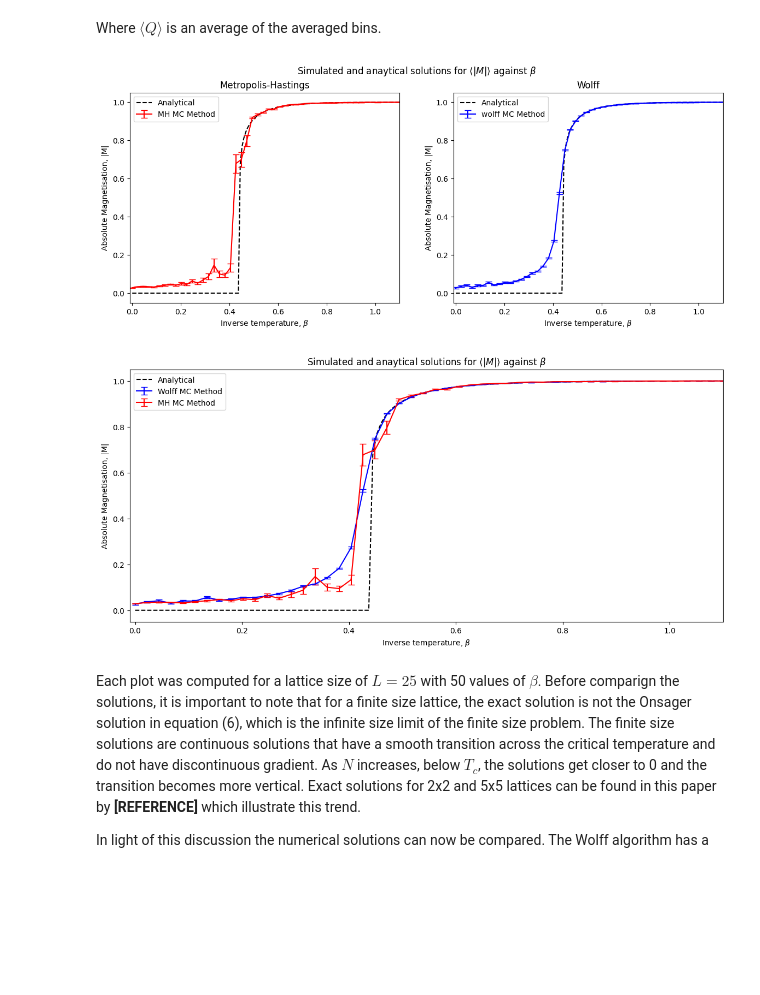
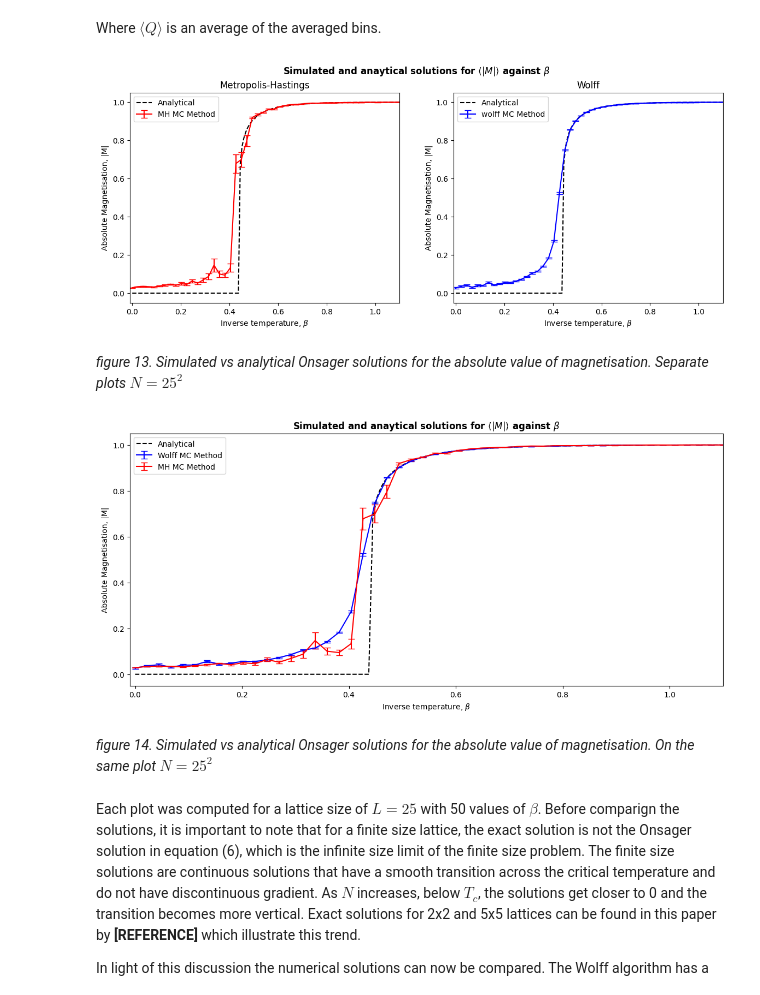
Before and after one commit to tdeng455/Part-II-Computational-Physics-Project, a Jupyter notebook: workbook.ipynb, the cells around one changed output. Drawn from its saved outputs; the diff is of its cells as text; code cells hidden in the pictures; blank space fills up the shorter version.

```diff
--- a/workbook.ipynb
+++ b/workbook.ipynb
@@ -481,32 +481,34 @@ Where $\langle Q \rangle$ is an average of the averaged bins.
 # %%
 """Plotting the numerical and analytical solutions for the absolute magnetisation of the lattice
 source: MH_onsager.py and wolff_onsager.py
 """
 
 MH_data = np.load('MH_onsager_data.npy')
 wolff_data = np.load('wolff_onsager_data.npy')
 
 analytical_data = np.load('analytical_onsager_data.npy')
 
 fig, ax = plt.subplots(1,2,figsize=(14,5))
 ax[0].plot(analytical_data[0], analytical_data[1], label='Analytical', color='black', linestyle='--')
 ax[1].plot(analytical_data[0], analytical_data[1], label='Analytical', color='black', linestyle='--')
 ax[0].errorbar(MH_data[0], MH_data[1], yerr=MH_data[2], label='MH MC Method', color='red',capsize=4)
 ax[1].errorbar(wolff_data[0], wolff_data[1], yerr=wolff_data[2], label='wolff MC Method', color='blue',capsize=4)
 ax[0].set_title('Metropolis-Hastings')
 ax[1].set_title('Wolff')
 ax[0].set_xlim(-0.01,1.1)
 ax[0].set_xlabel (r'Inverse temperature, $\beta$')
 ax[0].set_ylabel ('Absolute Magnetisation, |M|')
 ax[0].legend(loc='upper left')
 ax[1].set_xlim(-0.01,1.1)
 ax[1].set_xlabel (r'Inverse temperature, $\beta$')
 ax[1].set_ylabel ('Absolute Magnetisation, |M|')
 ax[1].legend(loc='upper left')
-plt.suptitle(r'Simulated and anaytical solutions for $\langle |M| \rangle$ against $\beta$')
+plt.suptitle(r'Simulated and anaytical solutions for $\langle |M| \rangle$ against $\beta$',fontweight='bold')
 plt.show()
 # %% [output]
-[figure, old version]
+[figure, new version]
+# %% [markdown]
+*figure 13. Simulated vs analytical Onsager solutions for the absolute value of magnetisation. Separate plots $N=25^2$*
 # %%
 """Plotting the solutions together"""
 
@@ -522,10 +524,12 @@ plt.xlim(-0.01,1.1)
 plt.xlabel (r'Inverse temperature, $\beta$')
 plt.ylabel ('Absolute Magnetisation, |M|')
 plt.legend(loc='upper left')
-plt.title(r'Simulated and anaytical solutions for $\langle |M| \rangle$ against $\beta$')
+plt.title(r'Simulated and anaytical solutions for $\langle |M| \rangle$ against $\beta$', fontweight='bold')
 plt.show()
 # %% [output]
-[figure, old version]
+[figure, new version]
+# %% [markdown]
+*figure 14. Simulated vs analytical Onsager solutions for the absolute value of magnetisation. On the same plot $N=25^2$*
 # %% [markdown]
 Each plot was computed for a lattice size of $L=25$ with 50 values of $\beta$. Before comparign the solutions, it is important to note that for a finite size lattice, the exact solution is not the Onsager solution in equation (6), which is the infinite size limit of the finite size problem. The finite size solutions are continuous solutions that have a smooth transition across the critical temperature and do not have discontinuous gradient. As $N$ increases, below $T_c$, the solutions get closer to 0 and the transition becomes more vertical. Exact solutions for 2x2 and 5x5 lattices can be found in this paper by **[REFERENCE]** which illustrate this trend.
 
```
Also changed, not shown: parts of 15 cells of this notebook.
